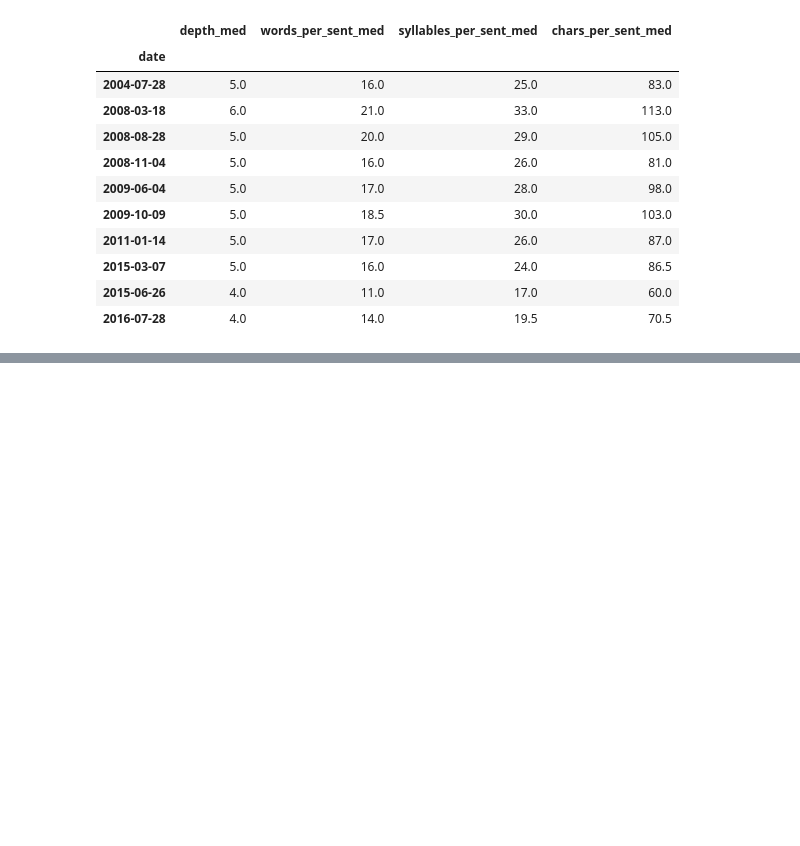
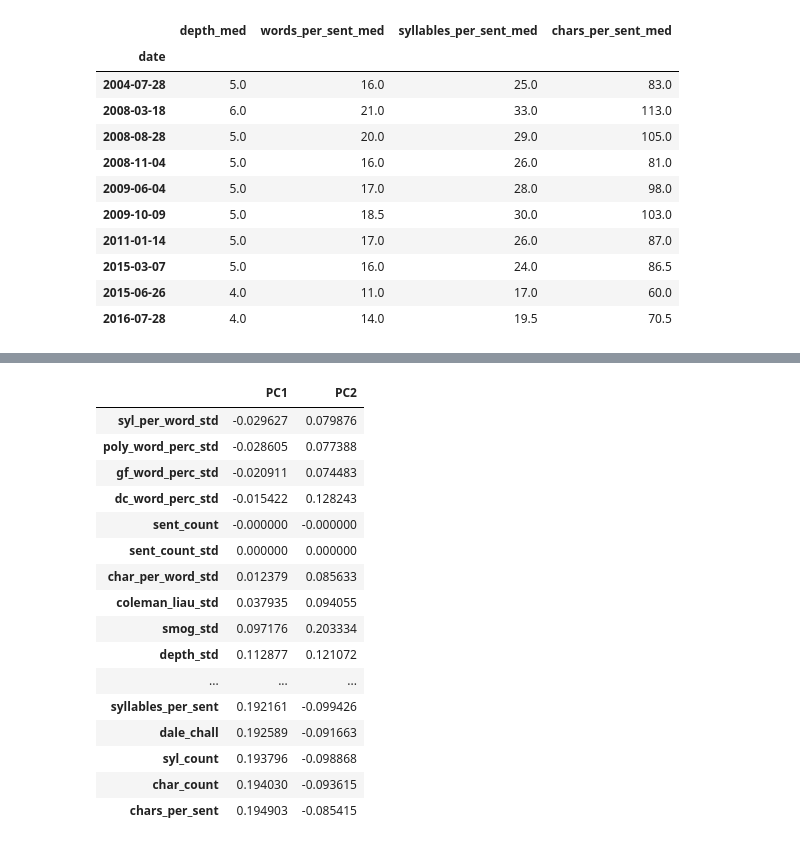
Before and after one commit to pday2/ObamaNLP, a Jupyter notebook: sentenceLength.ipynb, the cells around one changed output, grey strips where cells are left out. Saved outputs shown, nothing was run; the diff lists cells and outputs as text; code cells hidden in the pictures; blank space fills up the shorter version.

```diff
--- a/sentenceLength.ipynb
+++ b/sentenceLength.ipynb
@@ -831,0 +1002,23 @@ fig.show()
+# %%
+def highlight_max(x):
+    return ['font-weight: bold' if abs(v) > 0.15 else ''
+                for v in x]
+loadings.style.apply(highlight_max)
+# %% [output]
+|  | PC1 | PC2 |
+| syl_per_word_std | -0.029627 | 0.079876 |
+| poly_word_perc_std | -0.028605 | 0.077388 |
+| gf_word_perc_std | -0.020911 | 0.074483 |
+| dc_word_perc_std | -0.015422 | 0.128243 |
+| sent_count | -0.000000 | -0.000000 |
+| sent_count_std | 0.000000 | 0.000000 |
+| char_per_word_std | 0.012379 | 0.085633 |
+| coleman_liau_std | 0.037935 | 0.094055 |
+| smog_std | 0.097176 | 0.203334 |
+| depth_std | 0.112877 | 0.121072 |
+| ... | ... | ... |
+| syllables_per_sent | 0.192161 | -0.099426 |
+| dale_chall | 0.192589 | -0.091663 |
+| syl_count | 0.193796 | -0.098868 |
+| char_count | 0.194030 | -0.093615 |
+| chars_per_sent | 0.194903 | -0.085415 |
```
Also changed, not shown: parts of 32 cells of this notebook, 5 other files.
